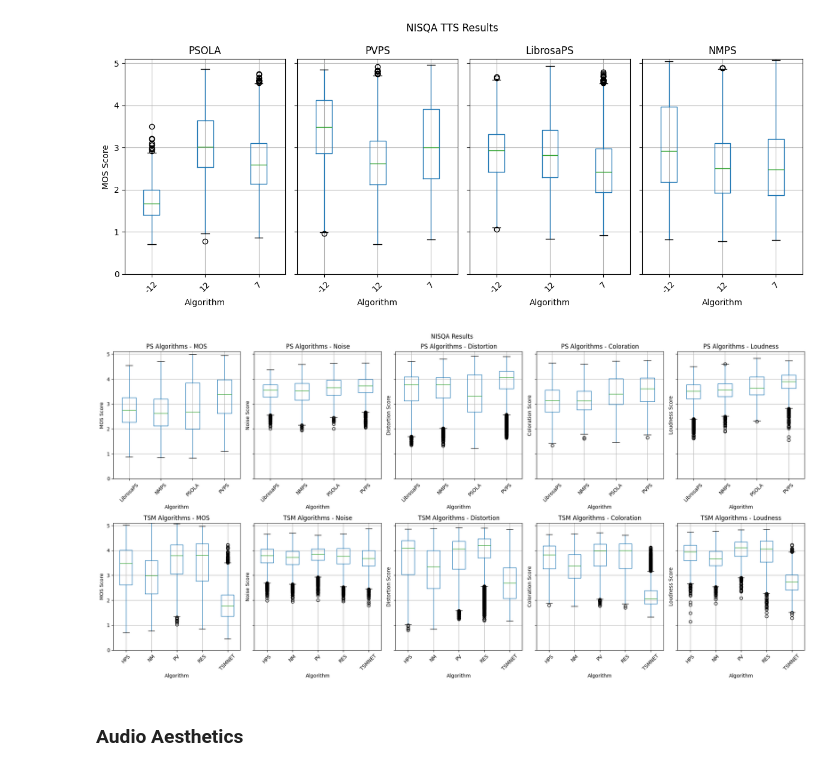
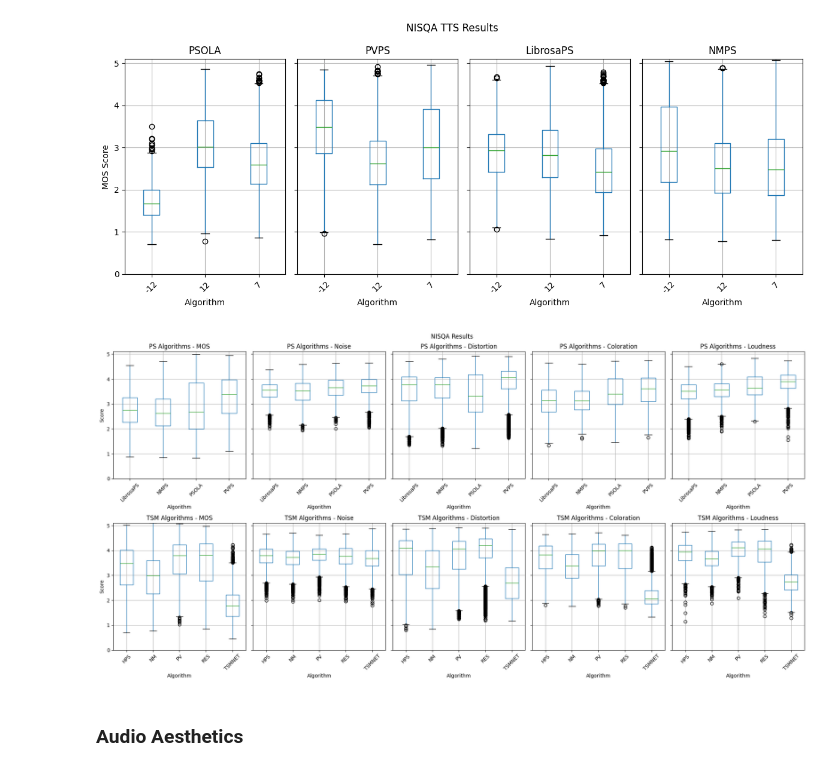
Before and after one commit to mariapolak/SMC10, a Jupyter notebook: plot_metrics.ipynb, the cells around one changed output. Cells and saved outputs as stored; diff of their text form; code cells hidden in the pictures.

```diff
--- a/plot_metrics.ipynb
+++ b/plot_metrics.ipynb
@@ -196,29 +197,29 @@ df_nisqa_std_ps, df_nisqa_std_tsm = split_dataframe(df_nisqa_std)
 # %%
 fig, axes = plt.subplots(2, 5, figsize=(20, 10), sharey=True)
 
 # Boxplots for df_ps
 df_nisqa_std_ps.boxplot(by='algo', column=['mos_pred', 'noi_pred', 'dis_pred', 'col_pred', 'loud_pred'], rot=45, ax=axes[0])
 for ax, metric in zip(axes[0], ['MOS', 'Noise', 'Distortion', 'Coloration', 'Loudness']):
     ax.set_title(f'PS Algorithms - {metric}')
     ax.set_xlabel('Algorithm')
-    ax.set_ylabel(f'{metric} Score')
+    axes[0][0].set_ylabel('Score')
     ax.set_ylim(0., 5.1)
 
 # Boxplots for df_tsm
 df_nisqa_std_tsm.boxplot(by='algo', column=['mos_pred', 'noi_pred', 'dis_pred', 'col_pred', 'loud_pred'], rot=45, ax=axes[1])
 for ax, metric in zip(axes[1], ['MOS', 'Noise', 'Distortion', 'Coloration', 'Loudness']):
     ax.set_title(f'TSM Algorithms - {metric}')
     ax.set_xlabel('Algorithm')
-    ax.set_ylabel(f'{metric} Score')
+    axes[1][0].set_ylabel('Score')
     ax.set_ylim(0., 5.1)
 
 # Set the main title
 fig.suptitle("NISQA Results")
 
 plt.tight_layout()
 plt.show()
 # %% [output]
-[figure, old version]
+[figure, new version]
 # %% [markdown]
 ### Audio Aesthetics
 # %%
```
Also changed, not shown: parts of 3 cells of this notebook, 7 other files.
